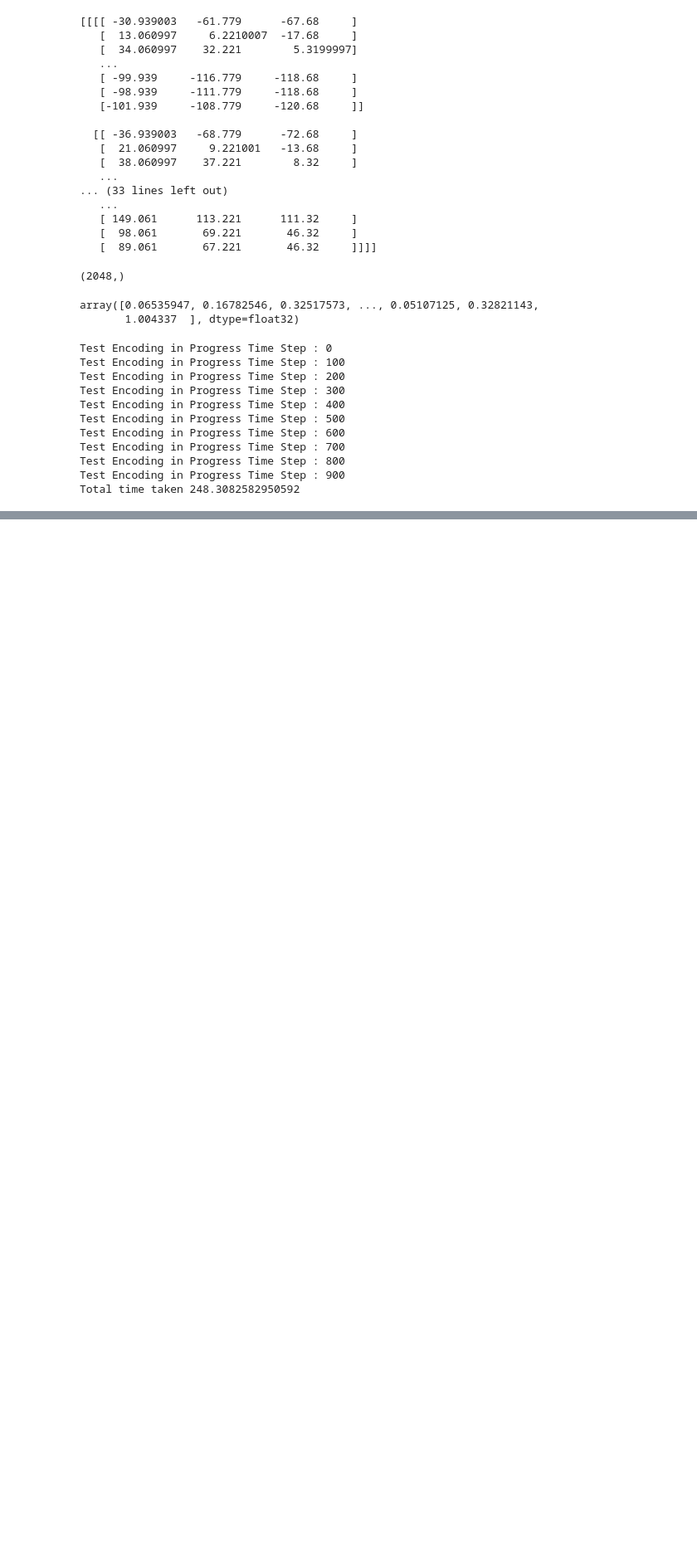
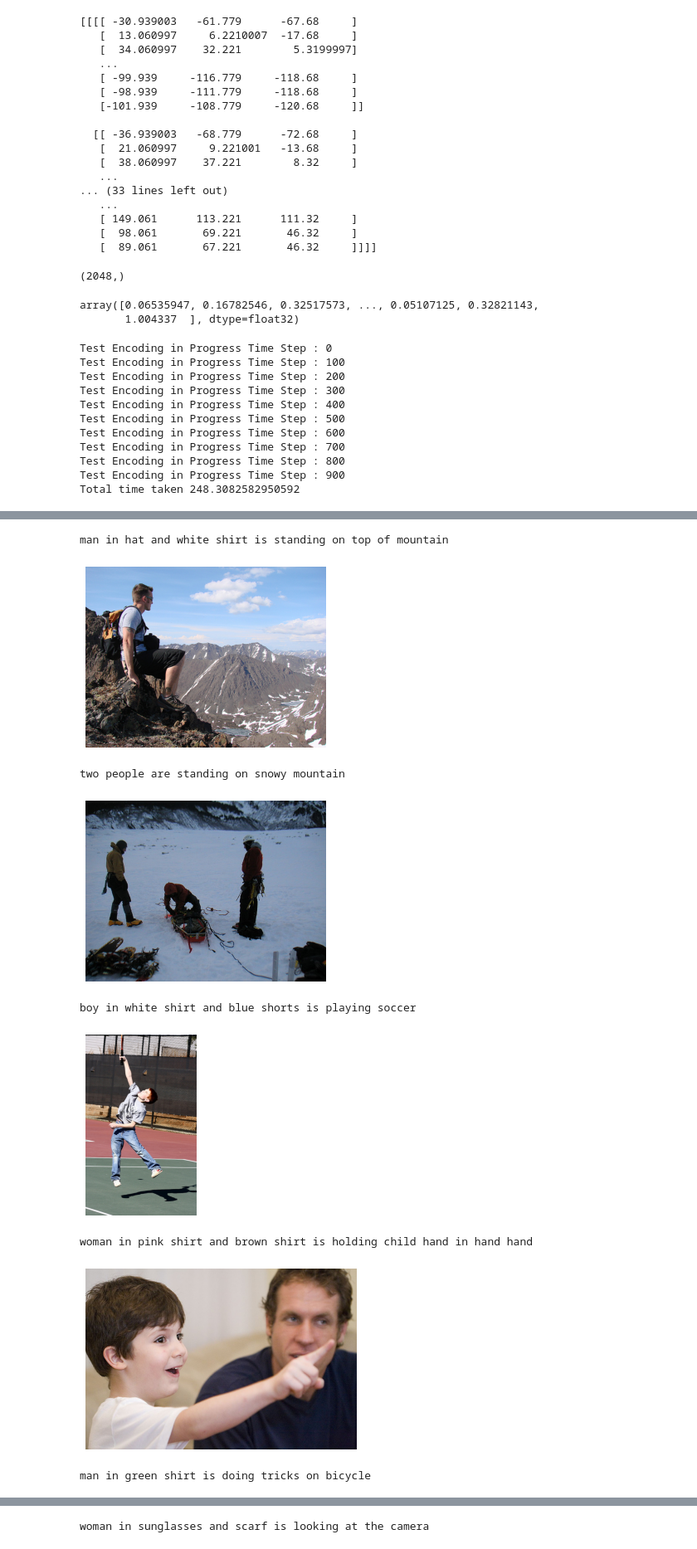
Before and after one commit to himanshu530/Image_Captioning_Bot, a Jupyter notebook: Image_caption_generator.ipynb, the cells around one changed output, grey strips where cells are left out. Shown at 83% size. Drawn from its saved outputs; the diff is of its cells as text; code cells hidden in the pictures; blank space fills up the shorter version.

```diff
--- a/Image_caption_generator.ipynb
+++ b/Image_caption_generator.ipynb
@@ -429,0 +610,2 @@ with open("encoded_test_features.pkl","wb") as f:
+# %%
+model_f = load_model('model_9.h5')
@@ -429,0 +614,52 @@ with open("encoded_test_features.pkl","wb") as f:
+# %%
+def predict_captions(photo):
+  in_text = "startseq"
+
+  for i in range(max_len):
+    sequence = [word2idx[w] for w in in_text.split() if w in word2idx]
+    sequence = pad_sequences([sequence],maxlen=max_len,padding='post')
+
+    ypred = model_f.predict([photo,sequence])
+    ypred = ypred.argmax() # index of word with max probability
+
+    word = idx2word[ypred]
+
+    in_text += (' '+word)
+
+    if word == 'endseq':
+      break
+
+  final_caption = in_text.split()[1:-1]
+  final_caption = ' '.join(final_caption)
+
+  return final_caption
+# %%
+f2 = open("encoded_test_features.pkl","rb")
+
+encoding_test = pickle.load(f2)
+# %%
+# Pick some random images
+
+for i in range(15):
+  no = np.random.randint(0,1000)
+  all_image_names = list(encoding_test.keys())
+  img_name = all_image_names[no]
+
+  photo_2048 = encoding_test[img_name].reshape((1,2048))
+
+  i = plt.imread(IMG_PATH+img_name+".jpg")
+  caption = predict_captions(photo_2048)
+  print(caption)
+  plt.imshow(i)
+  plt.axis("off")
+  plt.show()
+# %% [output]
+man in hat and white shirt is standing on top of mountain
+[figure, added]
+two people are standing on snowy mountain
+[figure, added]
+boy in white shirt and blue shorts is playing soccer
+[figure, added]
+woman in pink shirt and brown shirt is holding child hand in hand hand
+[figure, added]
+man in green shirt is doing tricks on bicycle
@@ -429,0 +667 @@ with open("encoded_test_features.pkl","wb") as f:
+woman in sunglasses and scarf is looking at the camera
```
Also changed, not shown: parts of 26 cells of this notebook.
